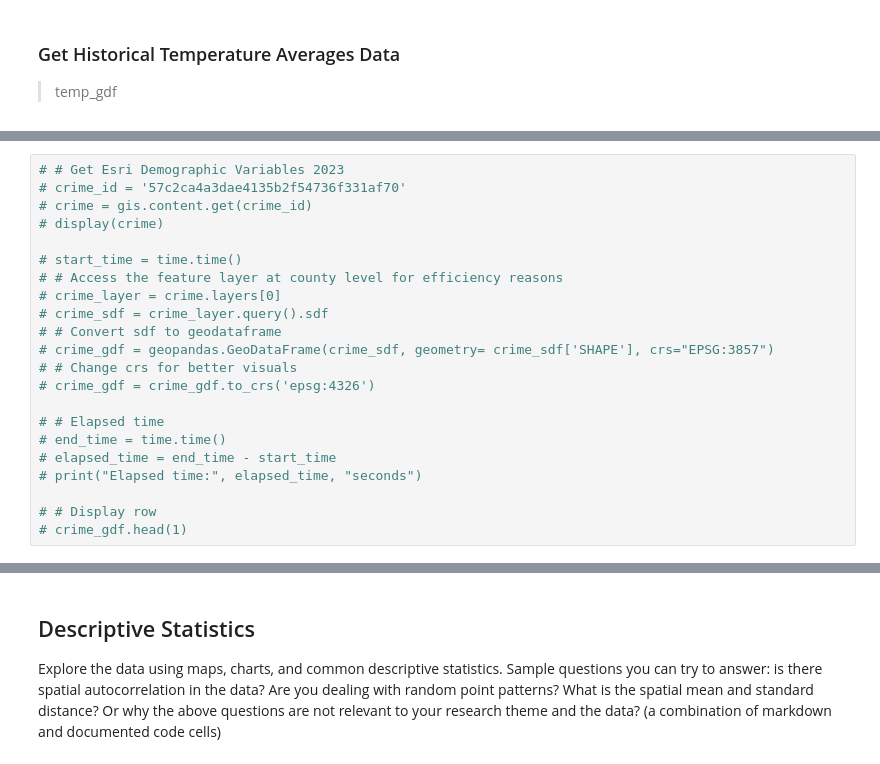
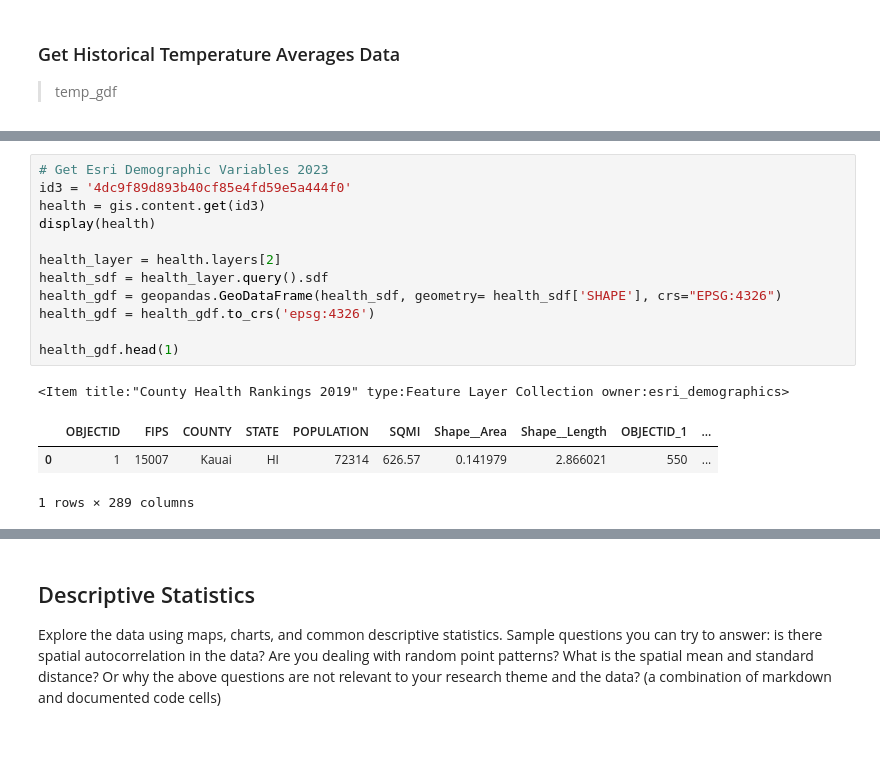
Before and after one commit to sheenapatel262/dsc170_final_proj, a Jupyter notebook: dsc170_proj.ipynb, the cells around one changed output, grey strips where cells are left out. Drawn from its saved outputs; the diff is of its cells as text.

```diff
--- a/dsc170_proj.ipynb
+++ b/dsc170_proj.ipynb
@@ -137,22 +146,17 @@ print("Elapsed time:", elapsed_time, "seconds")
 # %%
-# # Get Esri Demographic Variables 2023
-# crime_id = '57c2ca4a3dae4135b2f54736f331af70'
-# crime = gis.content.get(crime_id)
-# display(crime)
+# Get Esri Demographic Variables 2023
+id3 = '4dc9f89d893b40cf85e4fd59e5a444f0'
+health = gis.content.get(id3)
+display(health)
 
-# start_time = time.time()
-# # Access the feature layer at county level for efficiency reasons
-# crime_layer = crime.layers[0]
-# crime_sdf = crime_layer.query().sdf
-# # Convert sdf to geodataframe
-# crime_gdf = geopandas.GeoDataFrame(crime_sdf, geometry= crime_sdf['SHAPE'], crs="EPSG:3857")
-# # Change crs for better visuals
-# crime_gdf = crime_gdf.to_crs('epsg:4326')
+health_layer = health.layers[2]
+health_sdf = health_layer.query().sdf
+health_gdf = geopandas.GeoDataFrame(health_sdf, geometry= health_sdf['SHAPE'], crs="EPSG:4326")
+health_gdf = health_gdf.to_crs('epsg:4326')
 
-# # Elapsed time
-# end_time = time.time()
-# elapsed_time = end_time - start_time
-# print("Elapsed time:", elapsed_time, "seconds")
-
-# # Display row
-# crime_gdf.head(1)
+health_gdf.head(1)
+# %% [output]
+<Item title:"County Health Rankings 2019" type:Feature Layer Collection owner:esri_demographics>
+|  | OBJECTID | FIPS | COUNTY | STATE | POPULATION | SQMI | Shape__Area | Shape__Length | OBJECTID_1 | ... |
+| 0 | 1 | 15007 | Kauai | HI | 72314 | 626.57 | 0.141979 | 2.866021 | 550 | ... |
+1 rows × 289 columns
```
Also changed, not shown: parts of 11 cells of this notebook.
